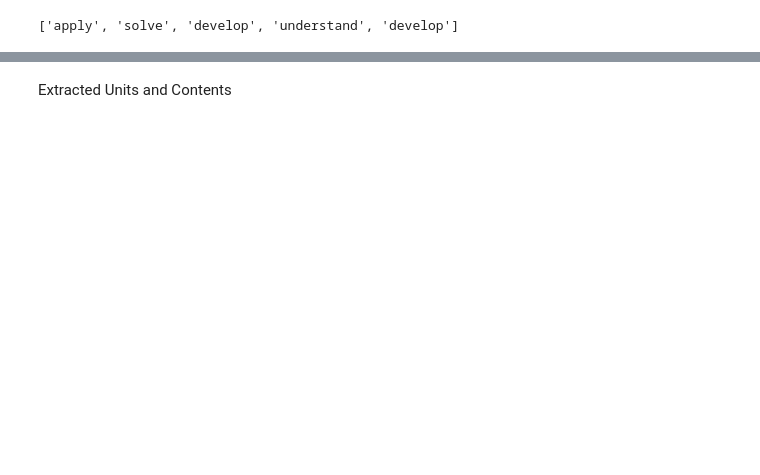
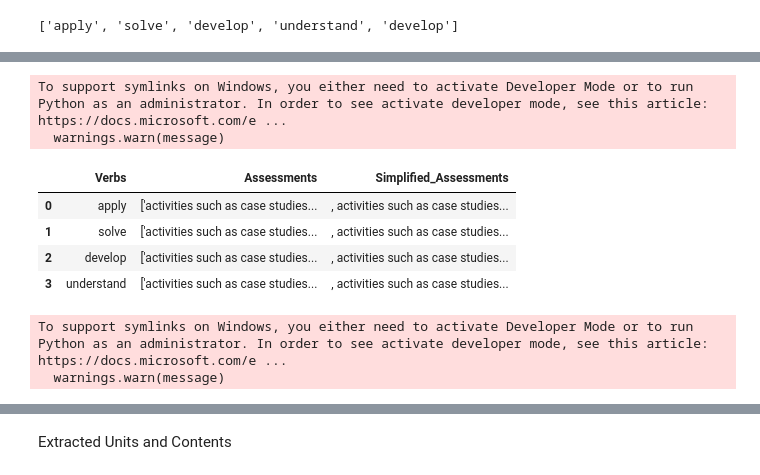
Before and after one commit to rajan-fredrick-04/Research_Project, a Jupyter notebook: Pre Research Works/Research-3b-1.ipynb, the cells around one changed output, grey strips where cells are left out. Drawn from its saved outputs; the diff is of its cells as text; code cells hidden in the pictures; blank space fills up the shorter version.

```diff
--- a/Pre Research Works/Research-3b-1.ipynb
+++ b/Pre Research Works/Research-3b-1.ipynb
@@ -436,15 +436,32 @@ for i, course_verb in enumerate(flattened_course_verbs):
                 matching_assessments[course_verb].add(normalized_assessment)  # Store normalized assessment
 
 # Print results
+# Create an empty DataFrame with specified columns
+df_matchass = pd.DataFrame(columns=["Verbs", "Assessments"])
+
+# Iterate through matching assessments
 for verb, assessments in matching_assessments.items():
     print(f"Verb: {verb}")
     if assessments:
         print("Matching Assessments:")
-        # Sort assessments (optional, for better display)
-        print("\n".join(f"- {assessment}" for assessment in sorted(assessments)))
+        # Sort and remove duplicates (optional, for better display)
+        unique_assessments = sorted(set(assessments))
+        print("\n".join(f"- {assessment}" for assessment in unique_assessments))
+
+        # Create a new row as a DataFrame
+        new_row = pd.DataFrame({
+            "Verbs": [verb],
+            "Assessments": [", ".join(unique_assessments)]
+        })
+
+        # Concatenate the new row to the existing DataFrame
+        df_matchass = pd.concat([df_matchass, new_row], ignore_index=True)
     else:
         print("No matching assessments found.")
     print("\n")
+
+# Display the resulting DataFrame
+print(df_matchass)
 # %% [output]
 Verb: apply
 Matching Assessments:
@@ -465,0 +604,33 @@ Matching Assessments:
+# %%
+from sentence_transformers import SentenceTransformer, util
+
+# Initialize a sentence transformer model
+model = SentenceTransformer('all-mpnet-base-v2')
+
+def extract_keywords_embeddings(text):
+    clean_text = preprocess_text(text)  # Clean the text
+    # Break text into sentences for better extraction
+    sentences = clean_text.split("•")  # Split based on bullet points
+    # Encode all sentences
+    embeddings = model.encode(sentences, convert_to_tensor=True)
+
+    # Find the most relevant keywords or phrases
+    keywords = util.semantic_search(embeddings, embeddings, top_k=3)
+
+    # Extract unique sentences as top keywords
+    top_keywords = {sentences[item['corpus_id']].strip() for item in keywords[0]}
+    return ", ".join(top_keywords) if top_keywords else "No keywords found"
+
+# Apply the function to your DataFrame
+df_matchass["Simplified_Assessments"] = df_matchass["Assessments"].apply(extract_keywords_embeddings)
+# %% [output]
+To support symlinks on Windows, you either need to activate Developer Mode or to run Python as an administrator. In order to see activate developer mode, see this article: https://docs.microsoft.com/e ...
+  warnings.warn(message)
+# %%
+df_matchass
+# %% [output]
+|  | Verbs | Assessments | Simplified_Assessments |
+| 0 | apply | ['activities such as case studies... | , activities such as case studies... |
+| 1 | solve | ['activities such as case studies... | , activities such as case studies... |
+| 2 | develop | ['activities such as case studies... | , activities such as case studies... |
+| 3 | understand | ['activities such as case studies... | , activities such as case studies... |
@@ -465,0 +644,16 @@ Matching Assessments:
+# %%
+from keybert import KeyBERT
+
+# Initialize KeyBERT
+kw_model = KeyBERT()
+
+def extract_keyphrases_keybert(text):
+    clean_text = preprocess_text(text)
+    # Extract keyphrases with a range of 1 to 3 words
+    keywords = kw_model.extract_keywords(clean_text, keyphrase_ngram_range=(1, 3), stop_words='english', top_n=5)
+    return ", ".join([kw[0] for kw in keywords]) if keywords else "No keywords found"
+
+df_matchass["Simplified_Assessments"] = df_matchass["Assessments"].apply(extract_keyphrases_keybert)
+# %% [output]
+To support symlinks on Windows, you either need to activate Developer Mode or to run Python as an administrator. In order to see activate developer mode, see this article: https://docs.microsoft.com/e ...
+  warnings.warn(message)
```
Also changed, not shown: parts of 19 cells of this notebook, 5 other files.
